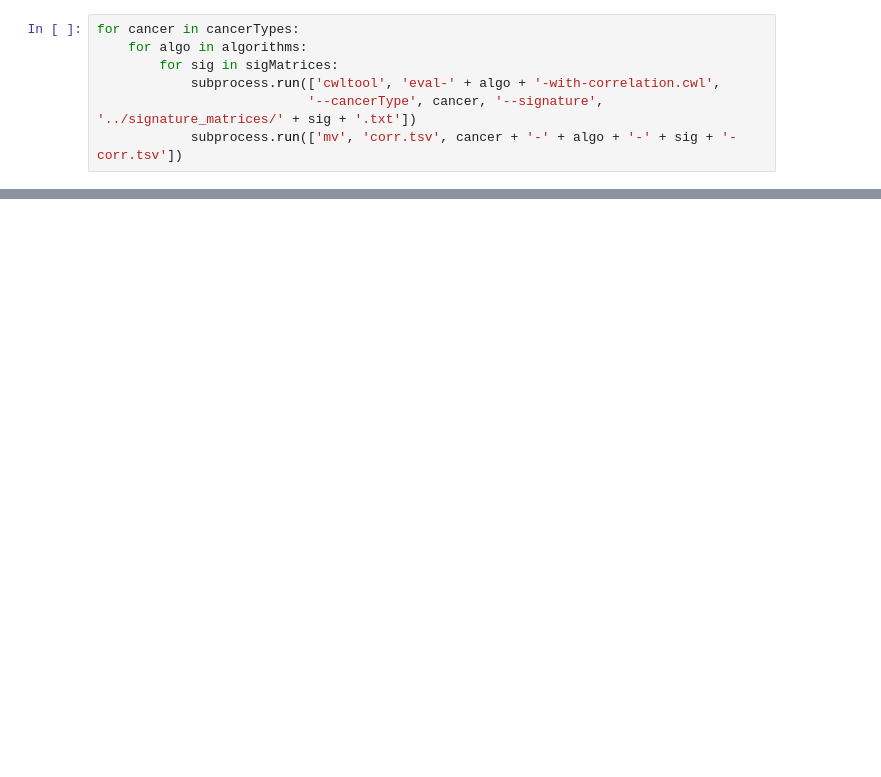
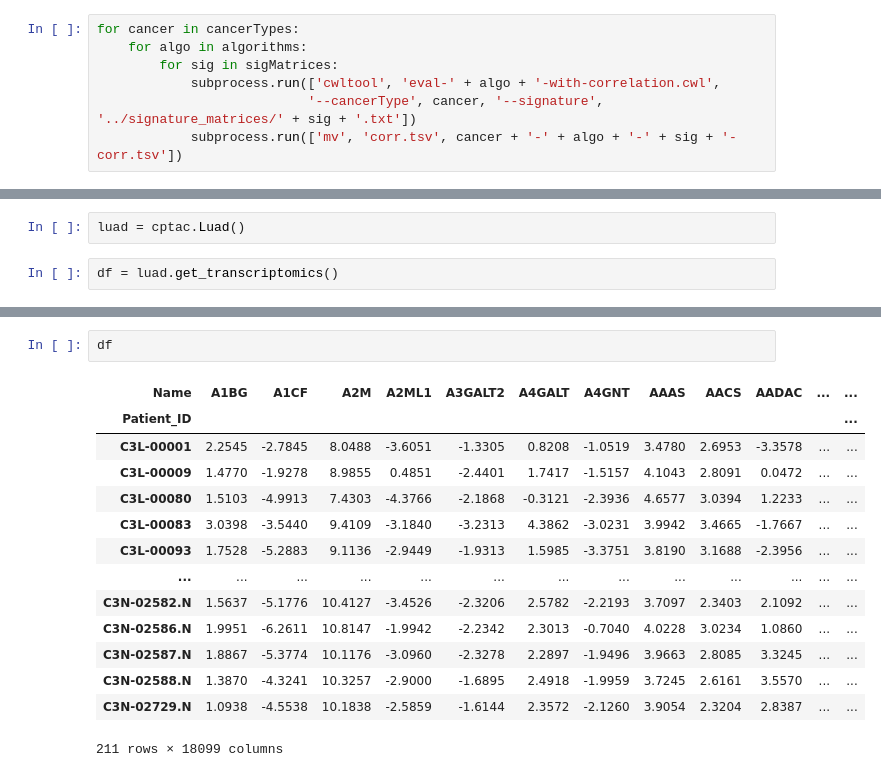
Before and after one commit to PNNL-CompBio/decomprolute, a Jupyter notebook: results/batchRuns.ipynb, the cells around one changed output, grey strips where cells are left out. Drawn from its saved outputs; the diff is of its cells as text; blank space fills up the shorter version.

```diff
--- a/results/batchRuns.ipynb
+++ b/results/batchRuns.ipynb
@@ -23,0 +92,4 @@ for sig in sigMatrices:
+# %%
+luad = cptac.Luad()
+# %%
+df = luad.get_transcriptomics()
@@ -23,0 +114,17 @@ for sig in sigMatrices:
+# %%
+df
+# %% [output]
+| Name | A1BG | A1CF | A2M | A2ML1 | A3GALT2 | A4GALT | A4GNT | AAAS | AACS | AADAC | ... | ... |
+| Patient_ID |  |  |  |  |  |  |  |  |  |  |  | ... |
+| C3L-00001 | 2.2545 | -2.7845 | 8.0488 | -3.6051 | -1.3305 | 0.8208 | -1.0519 | 3.4780 | 2.6953 | -3.3578 | ... | ... |
+| C3L-00009 | 1.4770 | -1.9278 | 8.9855 | 0.4851 | -2.4401 | 1.7417 | -1.5157 | 4.1043 | 2.8091 | 0.0472 | ... | ... |
+| C3L-00080 | 1.5103 | -4.9913 | 7.4303 | -4.3766 | -2.1868 | -0.3121 | -2.3936 | 4.6577 | 3.0394 | 1.2233 | ... | ... |
+| C3L-00083 | 3.0398 | -3.5440 | 9.4109 | -3.1840 | -3.2313 | 4.3862 | -3.0231 | 3.9942 | 3.4665 | -1.7667 | ... | ... |
+| C3L-00093 | 1.7528 | -5.2883 | 9.1136 | -2.9449 | -1.9313 | 1.5985 | -3.3751 | 3.8190 | 3.1688 | -2.3956 | ... | ... |
+| ... | ... | ... | ... | ... | ... | ... | ... | ... | ... | ... | ... | ... |
+| C3N-02582.N | 1.5637 | -5.1776 | 10.4127 | -3.4526 | -2.3206 | 2.5782 | -2.2193 | 3.7097 | 2.3403 | 2.1092 | ... | ... |
+| C3N-02586.N | 1.9951 | -6.2611 | 10.8147 | -1.9942 | -2.2342 | 2.3013 | -0.7040 | 4.0228 | 3.0234 | 1.0860 | ... | ... |
+| C3N-02587.N | 1.8867 | -5.3774 | 10.1176 | -3.0960 | -2.3278 | 2.2897 | -1.9496 | 3.9663 | 2.8085 | 3.3245 | ... | ... |
+| C3N-02588.N | 1.3870 | -4.3241 | 10.3257 | -2.9000 | -1.6895 | 2.4918 | -1.9959 | 3.7245 | 2.6161 | 3.5570 | ... | ... |
+| C3N-02729.N | 1.0938 | -4.5538 | 10.1838 | -2.5859 | -1.6144 | 2.3572 | -2.1260 | 3.9054 | 2.3204 | 2.8387 | ... | ... |
+211 rows × 18099 columns
```
Also changed, not shown: parts of 11 cells of this notebook, 3 other files.
